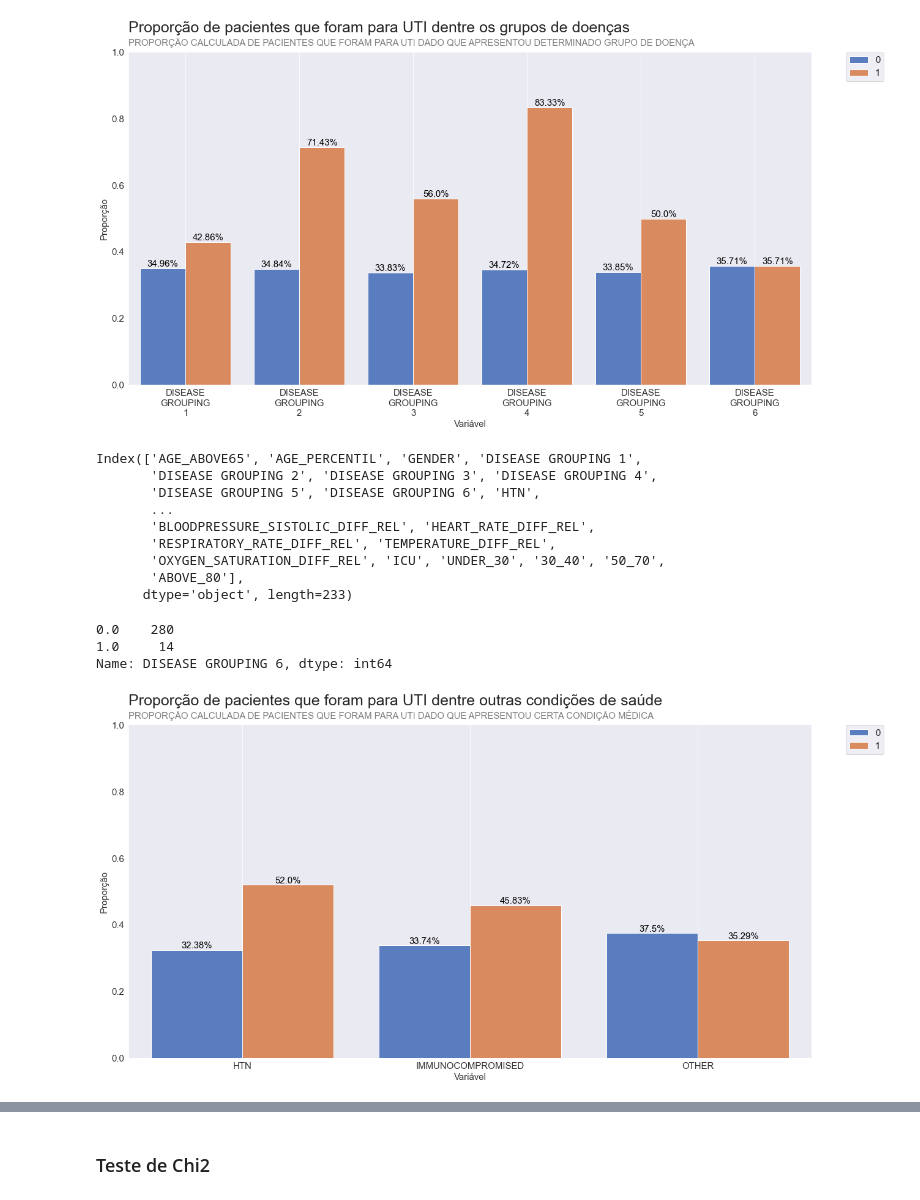
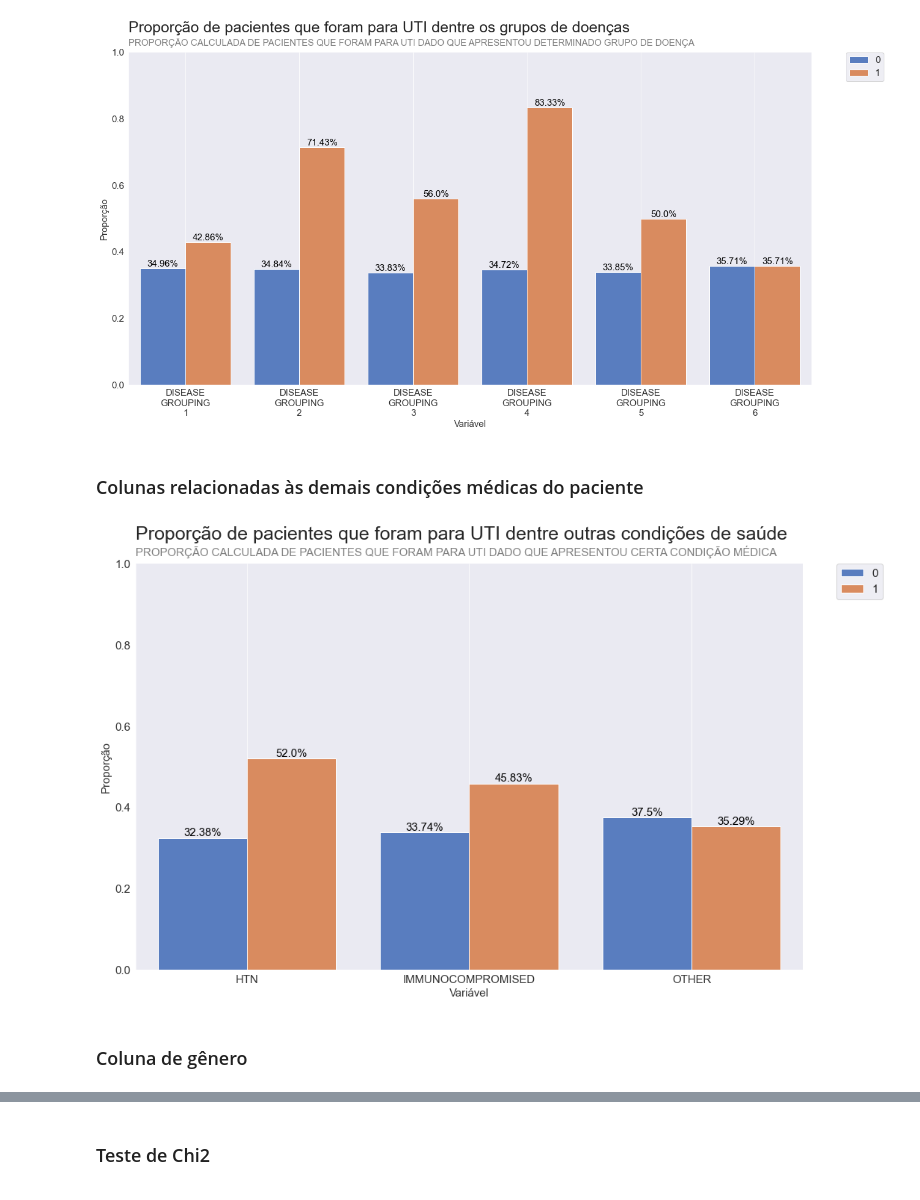
Before and after one commit to PedroHCAlmeida/Projeto_final_bootcamp, a Jupyter notebook: notebooks/Analise_exploratoria.ipynb, the cells around one changed output, grey strips where cells are left out. Cells and saved outputs as stored; diff of their text form; code cells hidden in the pictures.

```diff
--- a/notebooks/Analise_exploratoria.ipynb
+++ b/notebooks/Analise_exploratoria.ipynb
@@ -135,2 +136,8 @@ df.iloc[:, ~df.columns.isin(df.describe().columns)]
+# %%
+df = fill_exam(df)
+df = filter_window(df)
+df = df.dropna()
+df.describe()
+df = df.drop(['WINDOW', 'PATIENT_VISIT_IDENTIFIER'],axis=1)
 # %% [markdown]
 ## Análise variáveis categóricas
@@ -149,7 +158,7 @@ plt.show()
 [figure]
 # %%
 df['UNDER_30'] = [1 if row['AGE_PERCENTIL'] in ['10th', '20th'] else 0 for _,row in df.iterrows()]
-df['30_40'] = [1 if row['AGE_PERCENTIL'] in ['30th', '40th'] else 0 for _,row in df.iterrows()]
-df['50_70'] = [1 if row['AGE_PERCENTIL'] in ['50th','60th', '70th'] else 0 for _,row in df.iterrows()]
+df['30th_40th'] = [1 if row['AGE_PERCENTIL'] in ['30th', '40th'] else 0 for _,row in df.iterrows()]
+df['50th_70th'] = [1 if row['AGE_PERCENTIL'] in ['50th','60th', '70th'] else 0 for _,row in df.iterrows()]
 df['ABOVE_80'] = [1 if row['AGE_PERCENTIL'] in ['80th', '90th', 'Above 90th'] else 0 for _,row in df.iterrows()]
 df.drop('AGE_PERCENTIL', axis=1, inplace=True)
@@ -182,0 +189,3 @@ others = ['HTN','IMMUNOCOMPROMISED','OTHER', 'ICU']
+# %%
+binary = binary_features(df)
+binary
@@ -182,0 +205,3 @@ others = ['HTN','IMMUNOCOMPROMISED','OTHER', 'ICU']
+# %%
+df[binary] = df[binary].astype('int64')
+df.dtypes
@@ -200,41 +238,27 @@ plt.ylim([0,1])
 plt.show()
 # %% [output]
 [figure]
-# %%
-df.columns
-# %% [output]
-Index(['AGE_ABOVE65', 'AGE_PERCENTIL', 'GENDER', 'DISEASE GROUPING 1',
-       'DISEASE GROUPING 2', 'DISEASE GROUPING 3', 'DISEASE GROUPING 4',
-       'DISEASE GROUPING 5', 'DISEASE GROUPING 6', 'HTN',
-       ...
-       'BLOODPRESSURE_SISTOLIC_DIFF_REL', 'HEART_RATE_DIFF_REL',
-       'RESPIRATORY_RATE_DIFF_REL', 'TEMPERATURE_DIFF_REL',
-       'OXYGEN_SATURATION_DIFF_REL', 'ICU', 'UNDER_30', '30_40', '50_70',
-       'ABOVE_80'],
-      dtype='object', length=233)
-# %%
-df['DISEASE GROUPING 6'].value_counts()
-# %% [output]
-0.0    280
-1.0     14
-Name: DISEASE GROUPING 6, dtype: int64
+# %% [markdown]
+### Colunas relacionadas às demais condições médicas do paciente
 # %%
 others_melt  = pd.melt(df[others], id_vars='ICU')
 others_prop = others_melt.groupby(['variable','value'])['ICU'].mean().reset_index(name='Prop')
 # %%
-fig, ax = plt.subplots(figsize=(20,10))
+fig, ax = plt.subplots(figsize=(16,10))
 
 sns.barplot(data=others_prop, y='Prop', x='variable', hue='value', ax=ax, palette='muted')
 labs(title='Proporção de pacientes que foram para UTI dentre outras condições de saúde',
      subtitle='PROPORÇÃO CALCULADA DE PACIENTES QUE FORAM PARA UTI DADO QUE APRESENTOU CERTA CONDIÇÃO MÉDICA',
      xlabel='Variável', ylabel='Proporção',ax=ax)
 handles, labels = ax.get_legend_handles_labels()
 plt.legend(handles[0:2], ['0','1'], bbox_to_anchor=(1.05, 1), loc=2, borderaxespad=0., fontsize=15)
 annot_bar(others_prop, ax)
 plt.ylim([0,1])
 plt.show()
 # %% [output]
-[figure, old version]
+[figure, new version]
+# %% [markdown]
+### Coluna de gênero
 # %%
 gender_melt  = pd.melt(df[gender], id_vars='ICU')
 gender_prop = gender_melt.groupby(['variable','value'])['ICU'].mean().reset_index(name='Prop')
```
Also changed, not shown: parts of 26 cells of this notebook, 6 other files.
